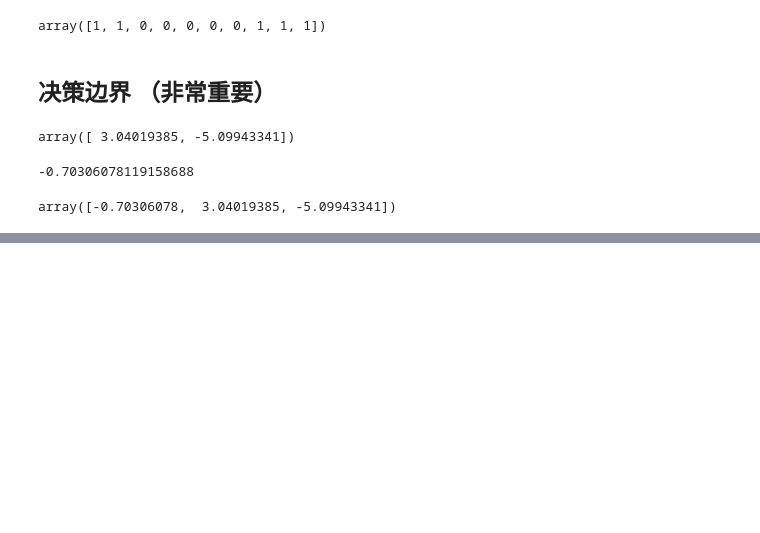
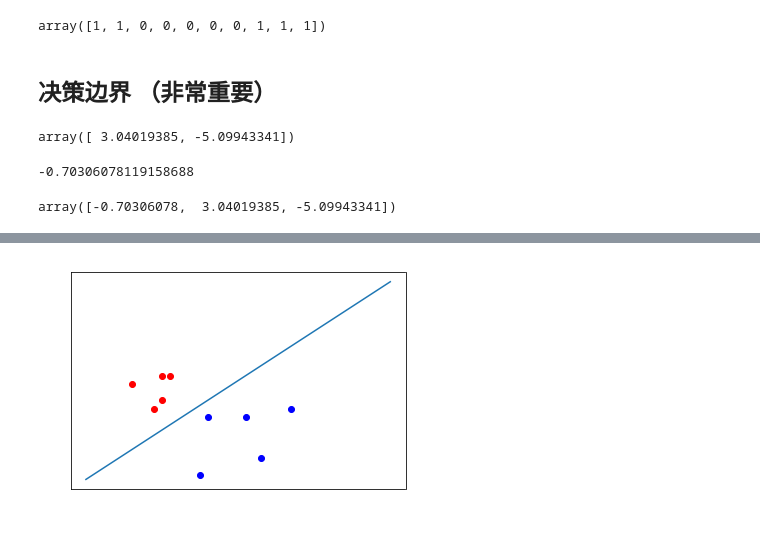
Before and after one commit to sheepinriver/pyML, a Jupyter notebook: 09_逻辑回归.ipynb, the cells around one changed output, grey strips where cells are left out. Drawn from its saved outputs; the diff is of its cells as text; code cells hidden in the pictures; blank space fills up the shorter version.

```diff
--- a/09_逻辑回归.ipynb
+++ b/09_逻辑回归.ipynb
@@ -72,0 +106,17 @@ array([-0.70306078,  3.04019385, -5.09943341])
+# %%
+x1_plot = np.linspace(4, 8, 1000)
+x2_plot = x2(x1_plot)
+
+plt.scatter(X_test[y_test==0, 0], X_test[y_test==0, 1], color='r')
+plt.scatter(X_test[y_test==1, 0], X_test[y_test==1, 1], color='b')
+plt.plot(x1_plot, x2_plot)
+plt.tick_params(direction="out"
+                , length=6
+                , width=2
+                , colors="w"
+               )
+
+
+plt.show()
+# %% [output]
+[figure, added]
```
Also changed, not shown: parts of 3 cells of this notebook, 2 other files.
